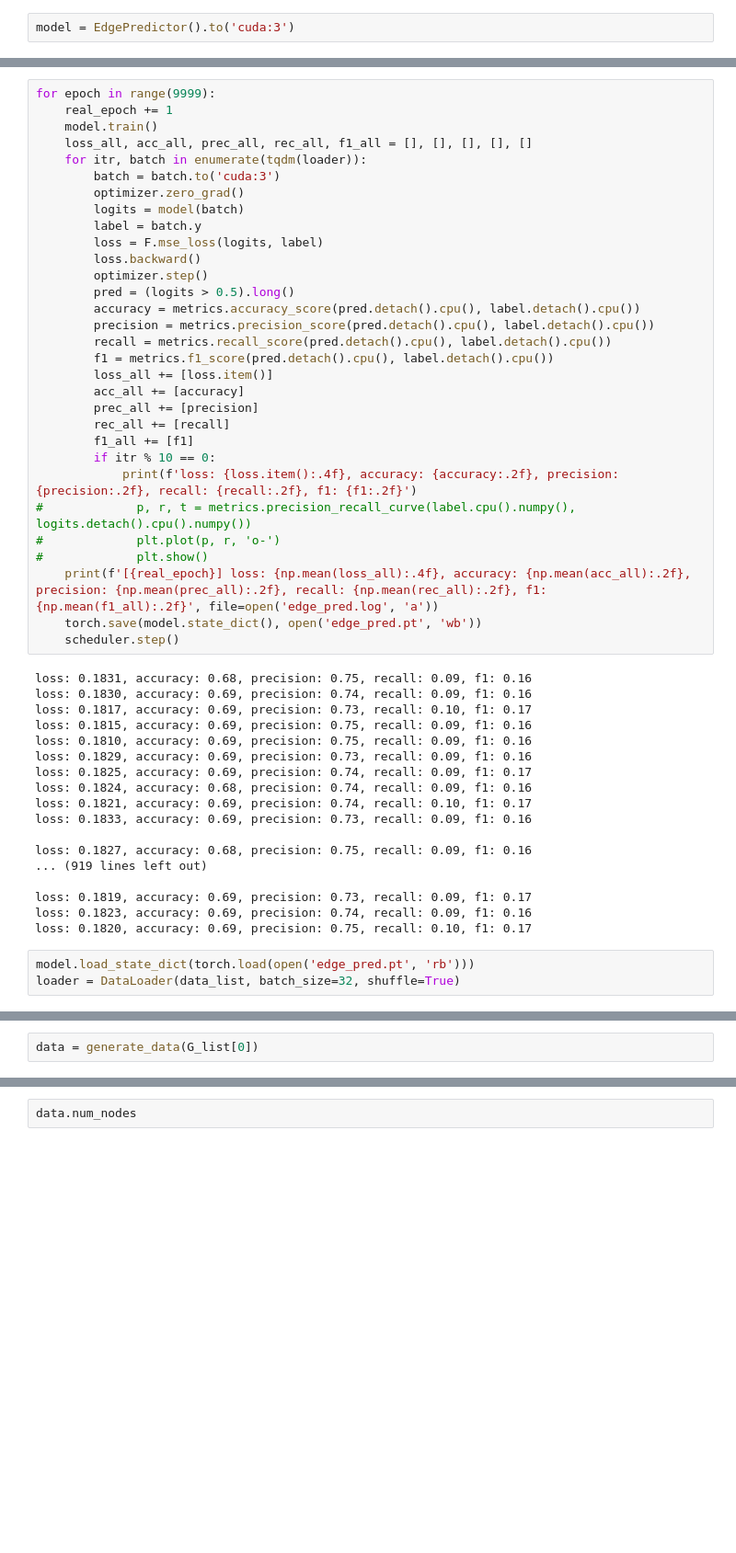
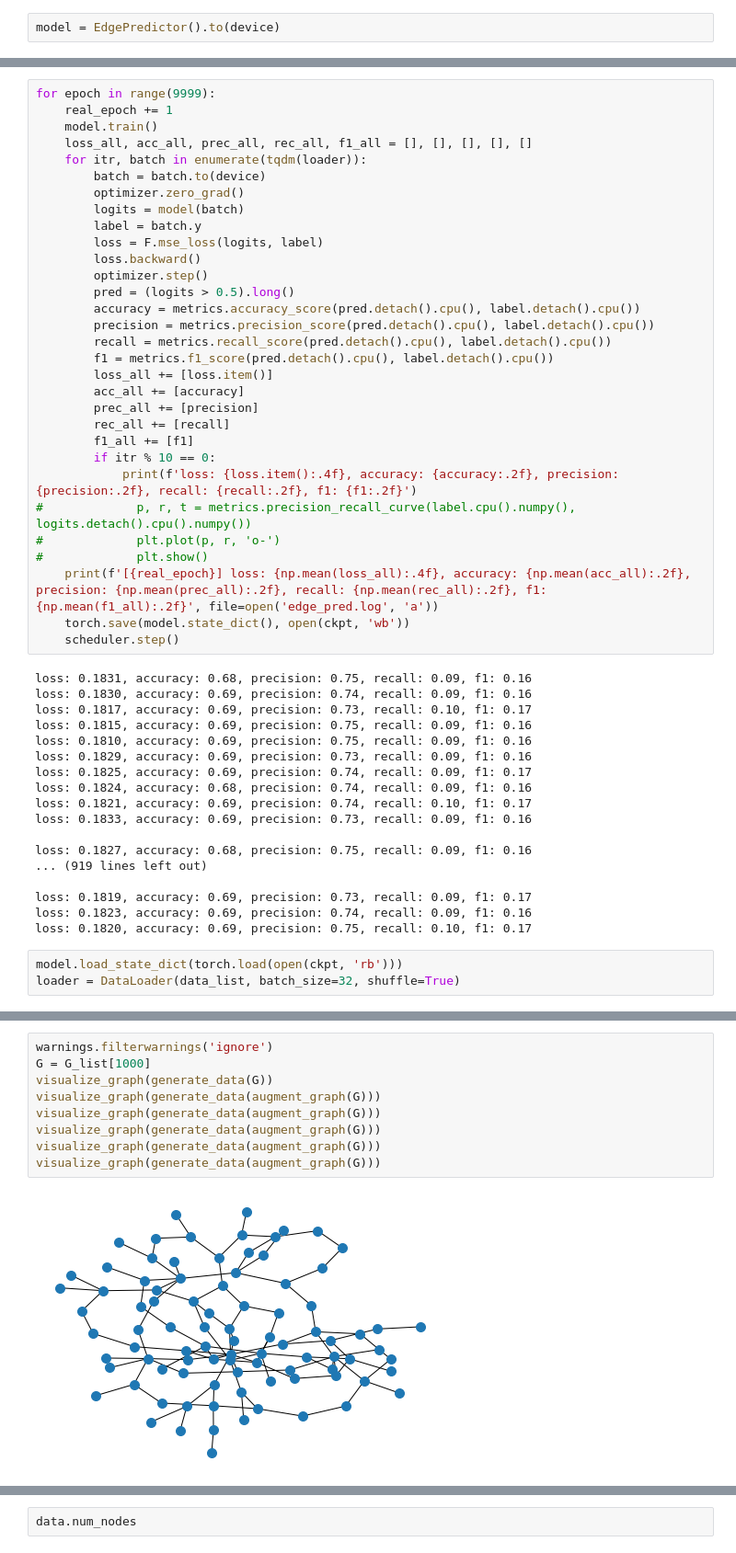
Before and after one commit to zhenxingCui/deepgd, a Jupyter notebook: dataset.ipynb, the cells around one changed output, grey strips where cells are left out. Shown at 92% size. Cells and saved outputs as stored; diff of their text form; blank space fills up the shorter version.

```diff
--- a/dataset.ipynb
+++ b/dataset.ipynb
@@ -71,7 +79,7 @@ model.load_state_dict(state_dict)
 # %% [output]
 <All keys matched successfully>
 # %%
-model = EdgePredictor().to('cuda:3')
+model = EdgePredictor().to(device)
 # %%
 optimizer = torch.optim.AdamW(model.parameters(), lr=0.01)
 scheduler = torch.optim.lr_scheduler.ExponentialLR(optimizer, gamma=0.95)
@@ -83,7 +91,7 @@ for epoch in range(9999):
     model.train()
     loss_all, acc_all, prec_all, rec_all, f1_all = [], [], [], [], []
     for itr, batch in enumerate(tqdm(loader)):
-        batch = batch.to('cuda:3')
+        batch = batch.to(device)
         optimizer.zero_grad()
         logits = model(batch)
         label = batch.y
@@ -106,7 +114,7 @@ for epoch in range(9999):
 #             plt.plot(p, r, 'o-')
 #             plt.show()
     print(f'[{real_epoch}] loss: {np.mean(loss_all):.4f}, accuracy: {np.mean(acc_all):.2f}, precision: {np.mean(prec_all):.2f}, recall: {np.mean(rec_all):.2f}, f1: {np.mean(f1_all):.2f}', file=open('edge_pred.log', 'a'))
-    torch.save(model.state_dict(), open('edge_pred.pt', 'wb'))
+    torch.save(model.state_dict(), open(ckpt, 'wb'))
     scheduler.step()
 # %% [output]
 loss: 0.1831, accuracy: 0.68, precision: 0.75, recall: 0.09, f1: 0.16
@@ -127,5 +135,5 @@ loss: 0.1819, accuracy: 0.69, precision: 0.73, recall: 0.09, f1: 0.17
 loss: 0.1823, accuracy: 0.69, precision: 0.74, recall: 0.09, f1: 0.16
 loss: 0.1820, accuracy: 0.69, precision: 0.75, recall: 0.10, f1: 0.17
 # %%
-model.load_state_dict(torch.load(open('edge_pred.pt', 'rb')))
+model.load_state_dict(torch.load(open(ckpt, 'rb')))
 loader = DataLoader(data_list, batch_size=32, shuffle=True)
@@ -139,2 +139,0 @@ for batch in tqdm(loader):
-# %%
-data = generate_data(G_list[0])
@@ -140,0 +178,11 @@ data = generate_data(G_list[0])
+# %%
+warnings.filterwarnings('ignore')
+G = G_list[1000]
+visualize_graph(generate_data(G))
+visualize_graph(generate_data(augment_graph(G)))
+visualize_graph(generate_data(augment_graph(G)))
+visualize_graph(generate_data(augment_graph(G)))
+visualize_graph(generate_data(augment_graph(G)))
+visualize_graph(generate_data(augment_graph(G)))
+# %% [output]
+[figure, added]
```
Also changed, not shown: parts of 14 cells of this notebook, 18 other files.
